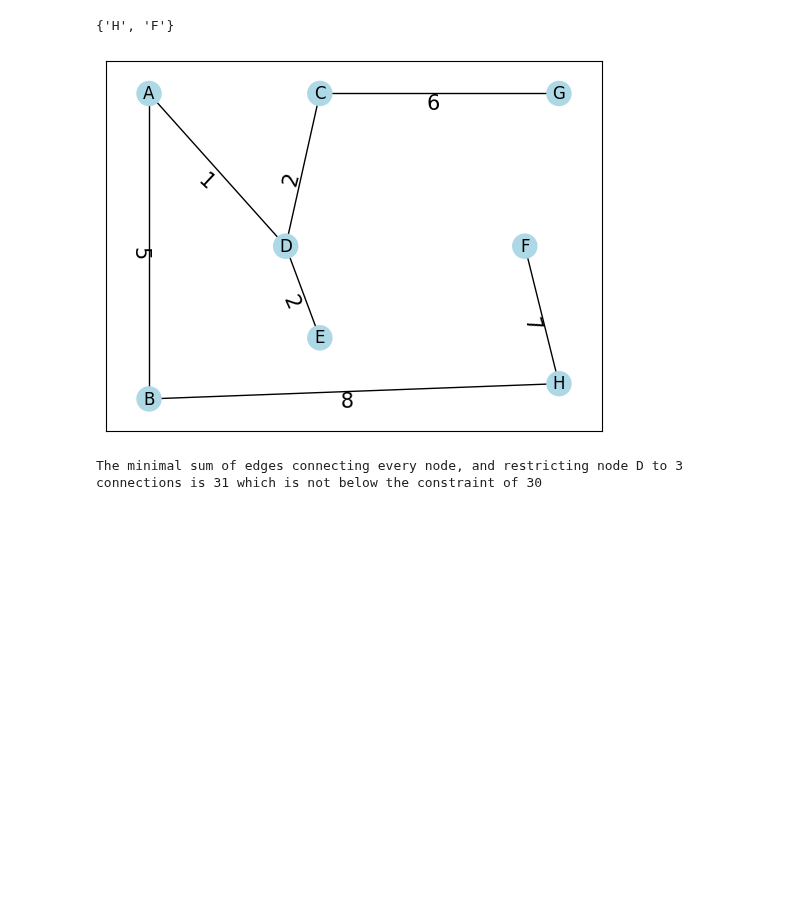
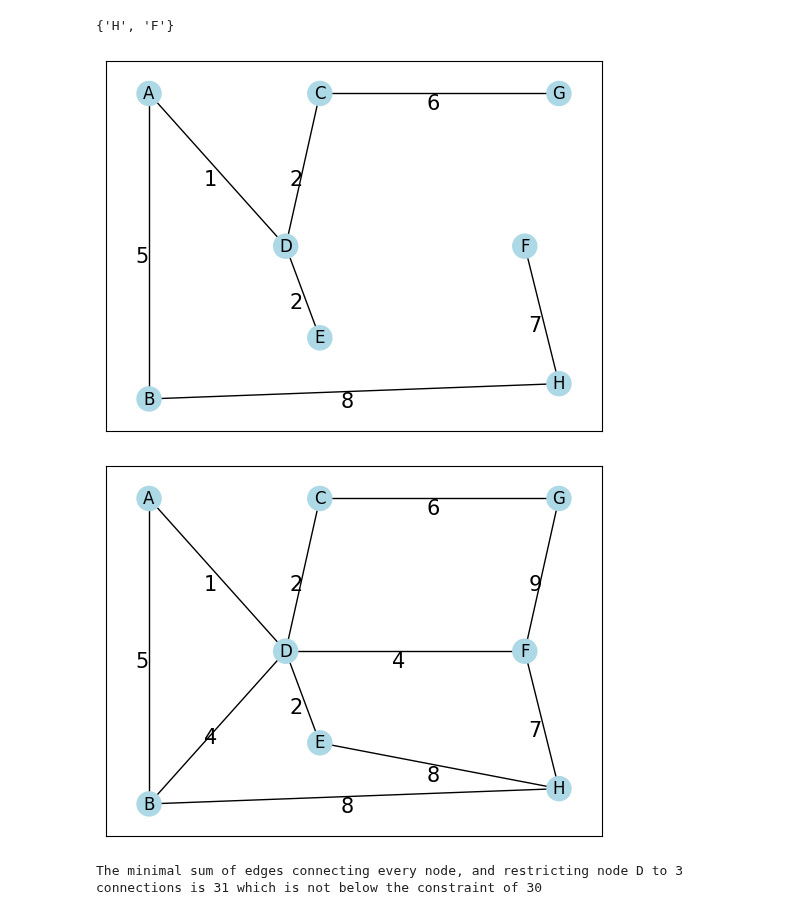
Before and after one commit to lukerlars/AlgTheoAssignment3Graphs, a Jupyter notebook: cable_net.ipynb, the cells around one changed output. Drawn from its saved outputs; the diff is of its cells as text; code cells hidden in the pictures; blank space fills up the shorter version.

```diff
--- a/cable_net.ipynb
+++ b/cable_net.ipynb
@@ -46,6 +46,7 @@ def draw_graph(graph: nx.Graph):
         nx.draw_networkx_edge_labels(graph, pos=layout, font_size = 15,
                                      verticalalignment='top',
                                      horizontalalignment='right',
+                                     rotate= False,
                                      edge_labels= nx.get_edge_attributes(graph, 'weight'))
         nx.draw_networkx_edges(graph, layout, edge_color='black', ax = ax)
 # %%
@@ -154,8 +155,10 @@ mod_tree = prims_modified(graph)
 {'H', 'F'}
 # %%
 draw_graph(mod_tree)
+draw_graph(graph)
 # %% [output]
-[figure, old version]
+[figure, new version]
+[figure, added]
 # %%
 minimal_edge_sum = sum(nx.get_edge_attributes(mod_tree, 'weight').values())
 
```
Also changed, not shown: parts of 2 cells of this notebook, 5 other files.
